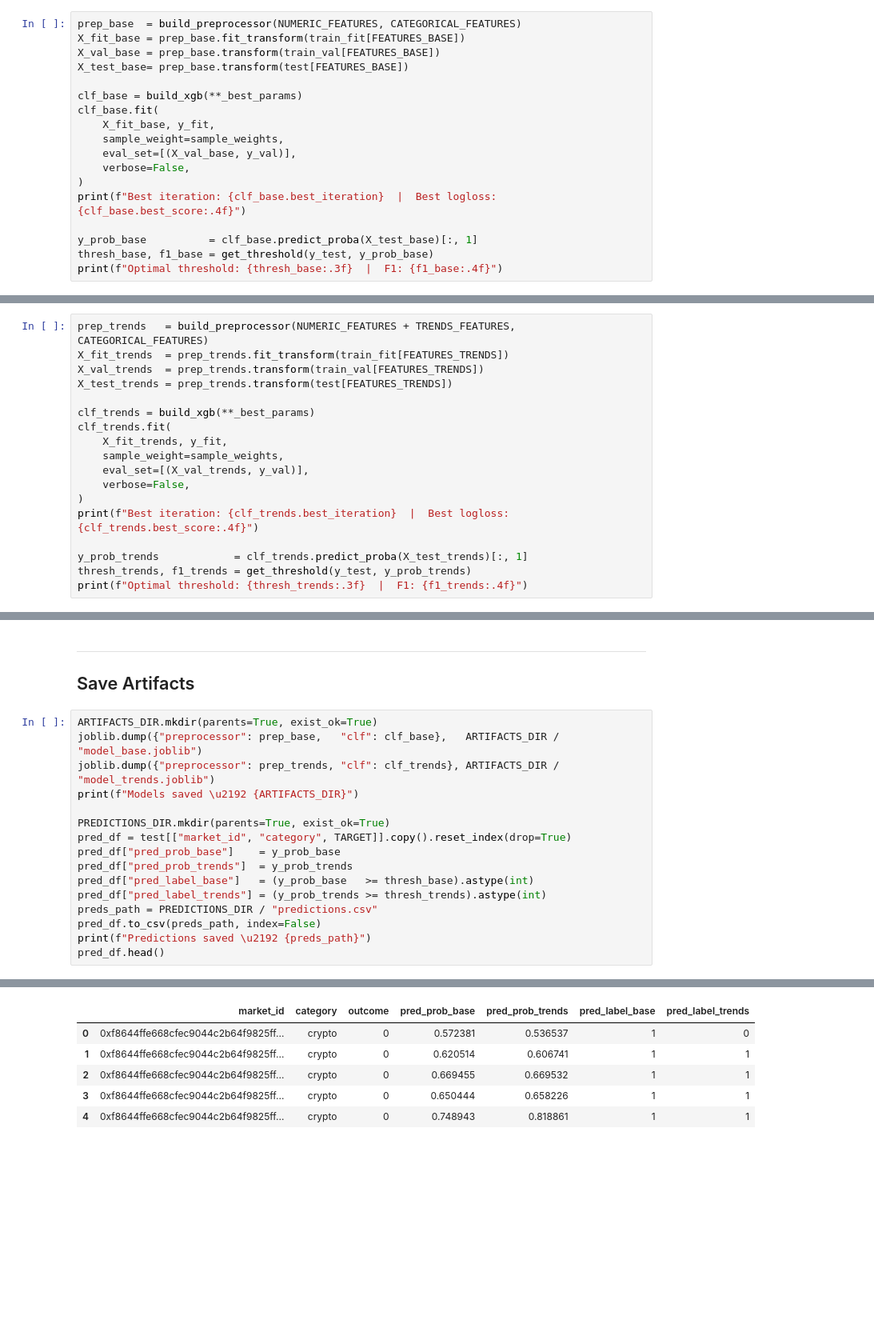
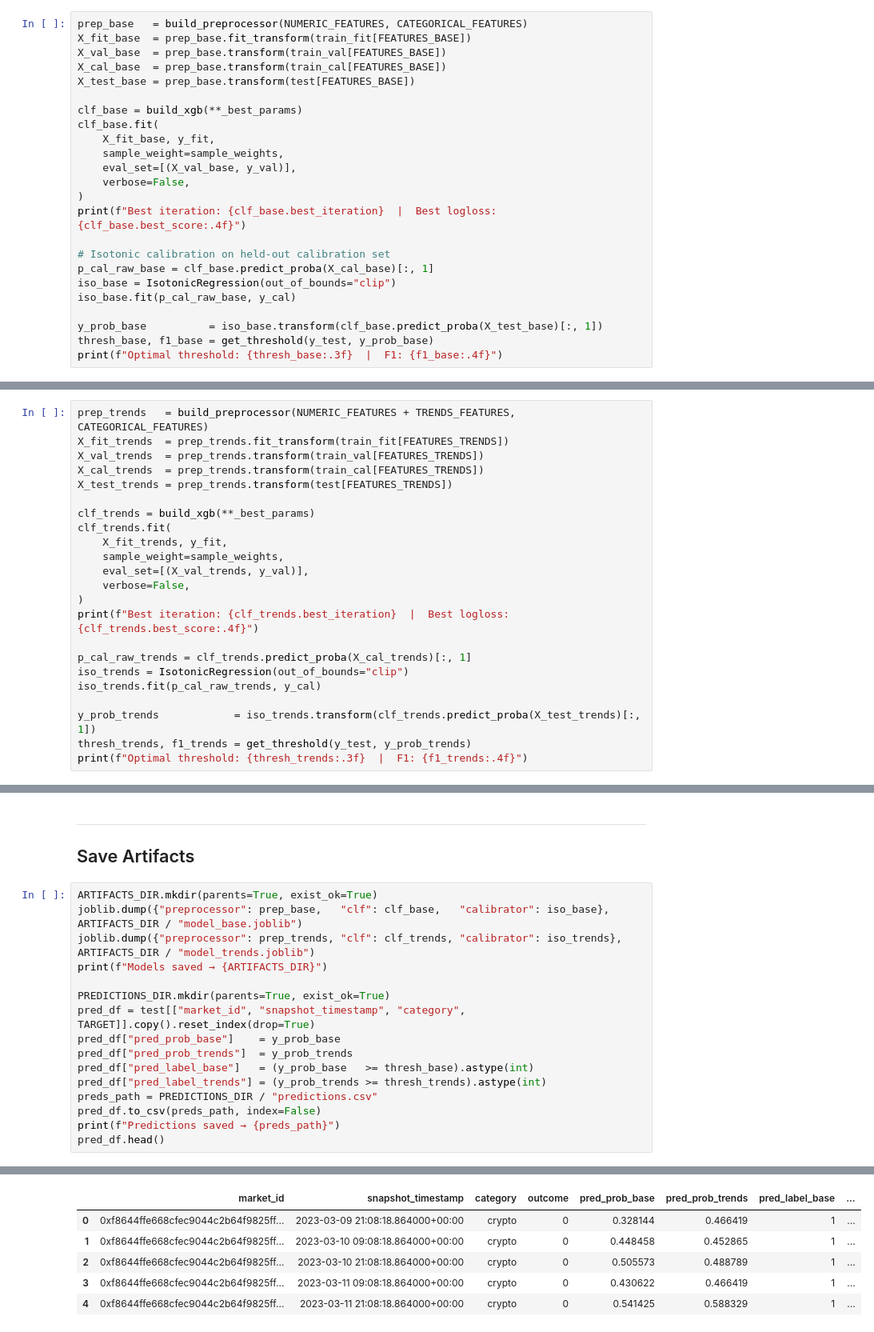
Before and after one commit to Hector-TB/predicting-prediction-markets, a Jupyter notebook: models/gradient_boosting/gradient_boosting.ipynb, the cells around one changed output, grey strips where cells are left out. Shown at 80% size. Drawn from its saved outputs; the diff is of its cells as text; blank space fills up the shorter version.

Commit message:
added calibration for lr and gb

```diff
--- a/models/gradient_boosting/gradient_boosting.ipynb
+++ b/models/gradient_boosting/gradient_boosting.ipynb
@@ -283,10 +292,11 @@ Price + engineered features only, no Google Trends.
 # %% [markdown]
 ## 1.1 Train
 # %%
-prep_base  = build_preprocessor(NUMERIC_FEATURES, CATEGORICAL_FEATURES)
-X_fit_base = prep_base.fit_transform(train_fit[FEATURES_BASE])
-X_val_base = prep_base.transform(train_val[FEATURES_BASE])
-X_test_base= prep_base.transform(test[FEATURES_BASE])
+prep_base   = build_preprocessor(NUMERIC_FEATURES, CATEGORICAL_FEATURES)
+X_fit_base  = prep_base.fit_transform(train_fit[FEATURES_BASE])
+X_val_base  = prep_base.transform(train_val[FEATURES_BASE])
+X_cal_base  = prep_base.transform(train_cal[FEATURES_BASE])
+X_test_base = prep_base.transform(test[FEATURES_BASE])
 
 clf_base = build_xgb(**_best_params)
 clf_base.fit(
@@ -297,7 +307,12 @@ clf_base.fit(
 )
 print(f"Best iteration: {clf_base.best_iteration}  |  Best logloss: {clf_base.best_score:.4f}")
 
-y_prob_base          = clf_base.predict_proba(X_test_base)[:, 1]
+# Isotonic calibration on held-out calibration set
+p_cal_raw_base = clf_base.predict_proba(X_cal_base)[:, 1]
+iso_base = IsotonicRegression(out_of_bounds="clip")
+iso_base.fit(p_cal_raw_base, y_cal)
+
+y_prob_base          = iso_base.transform(clf_base.predict_proba(X_test_base)[:, 1])
 thresh_base, f1_base = get_threshold(y_test, y_prob_base)
 print(f"Optimal threshold: {thresh_base:.3f}  |  F1: {f1_base:.4f}")
 # %% [output]
@@ -380,6 +395,7 @@ Same as Part 1 plus 5 Google Trends features: `trend_value`, `trend_ma4`, `trend
 prep_trends   = build_preprocessor(NUMERIC_FEATURES + TRENDS_FEATURES, CATEGORICAL_FEATURES)
 X_fit_trends  = prep_trends.fit_transform(train_fit[FEATURES_TRENDS])
 X_val_trends  = prep_trends.transform(train_val[FEATURES_TRENDS])
+X_cal_trends  = prep_trends.transform(train_cal[FEATURES_TRENDS])
 X_test_trends = prep_trends.transform(test[FEATURES_TRENDS])
 
 clf_trends = build_xgb(**_best_params)
@@ -391,7 +407,11 @@ clf_trends.fit(
 )
 print(f"Best iteration: {clf_trends.best_iteration}  |  Best logloss: {clf_trends.best_score:.4f}")
 
-y_prob_trends            = clf_trends.predict_proba(X_test_trends)[:, 1]
+p_cal_raw_trends = clf_trends.predict_proba(X_cal_trends)[:, 1]
+iso_trends = IsotonicRegression(out_of_bounds="clip")
+iso_trends.fit(p_cal_raw_trends, y_cal)
+
+y_prob_trends            = iso_trends.transform(clf_trends.predict_proba(X_test_trends)[:, 1])
 thresh_trends, f1_trends = get_threshold(y_test, y_prob_trends)
 print(f"Optimal threshold: {thresh_trends:.3f}  |  F1: {f1_trends:.4f}")
 # %% [output]
@@ -561,26 +581,26 @@ cat_comparison["\u0394 Trends"]     = cat_comparison["AUC (trends)"] - cat_compa
 ## Save Artifacts
 # %%
 ARTIFACTS_DIR.mkdir(parents=True, exist_ok=True)
-joblib.dump({"preprocessor": prep_base,   "clf": clf_base},   ARTIFACTS_DIR / "model_base.joblib")
-joblib.dump({"preprocessor": prep_trends, "clf": clf_trends}, ARTIFACTS_DIR / "model_trends.joblib")
-print(f"Models saved \u2192 {ARTIFACTS_DIR}")
+joblib.dump({"preprocessor": prep_base,   "clf": clf_base,   "calibrator": iso_base},   ARTIFACTS_DIR / "model_base.joblib")
+joblib.dump({"preprocessor": prep_trends, "clf": clf_trends, "calibrator": iso_trends}, ARTIFACTS_DIR / "model_trends.joblib")
+print(f"Models saved → {ARTIFACTS_DIR}")
 
 PREDICTIONS_DIR.mkdir(parents=True, exist_ok=True)
-pred_df = test[["market_id", "category", TARGET]].copy().reset_index(drop=True)
+pred_df = test[["market_id", "snapshot_timestamp", "category", TARGET]].copy().reset_index(drop=True)
 pred_df["pred_prob_base"]    = y_prob_base
 pred_df["pred_prob_trends"]  = y_prob_trends
 pred_df["pred_label_base"]   = (y_prob_base   >= thresh_base).astype(int)
 pred_df["pred_label_trends"] = (y_prob_trends >= thresh_trends).astype(int)
 preds_path = PREDICTIONS_DIR / "predictions.csv"
 pred_df.to_csv(preds_path, index=False)
-print(f"Predictions saved \u2192 {preds_path}")
+print(f"Predictions saved → {preds_path}")
 pred_df.head()
 # %% [output]
 Models saved → artifacts
 Predictions saved → predictions/predictions.csv
-|  | market_id | category | outcome | pred_prob_base | pred_prob_trends | pred_label_base | pred_label_trends |
-| 0 | 0xf8644ffe668cfec9044c2b64f9825ff... | crypto | 0 | 0.572381 | 0.536537 | 1 | 0 |
-| 1 | 0xf8644ffe668cfec9044c2b64f9825ff... | crypto | 0 | 0.620514 | 0.606741 | 1 | 1 |
-| 2 | 0xf8644ffe668cfec9044c2b64f9825ff... | crypto | 0 | 0.669455 | 0.669532 | 1 | 1 |
-| 3 | 0xf8644ffe668cfec9044c2b64f9825ff... | crypto | 0 | 0.650444 | 0.658226 | 1 | 1 |
-| 4 | 0xf8644ffe668cfec9044c2b64f9825ff... | crypto | 0 | 0.748943 | 0.818861 | 1 | 1 |
+|  | market_id | snapshot_timestamp | category | outcome | pred_prob_base | pred_prob_trends | pred_label_base | ... |
+| 0 | 0xf8644ffe668cfec9044c2b64f9825ff... | 2023-03-09 21:08:18.864000+00:00 | crypto | 0 | 0.328144 | 0.466419 | 1 | ... |
+| 1 | 0xf8644ffe668cfec9044c2b64f9825ff... | 2023-03-10 09:08:18.864000+00:00 | crypto | 0 | 0.448458 | 0.452865 | 1 | ... |
+| 2 | 0xf8644ffe668cfec9044c2b64f9825ff... | 2023-03-10 21:08:18.864000+00:00 | crypto | 0 | 0.505573 | 0.488789 | 1 | ... |
+| 3 | 0xf8644ffe668cfec9044c2b64f9825ff... | 2023-03-11 09:08:18.864000+00:00 | crypto | 0 | 0.430622 | 0.466419 | 1 | ... |
+| 4 | 0xf8644ffe668cfec9044c2b64f9825ff... | 2023-03-11 21:08:18.864000+00:00 | crypto | 0 | 0.541425 | 0.588329 | 1 | ... |
```
Also changed, not shown: parts of 16 cells of this notebook, 15 other files.
